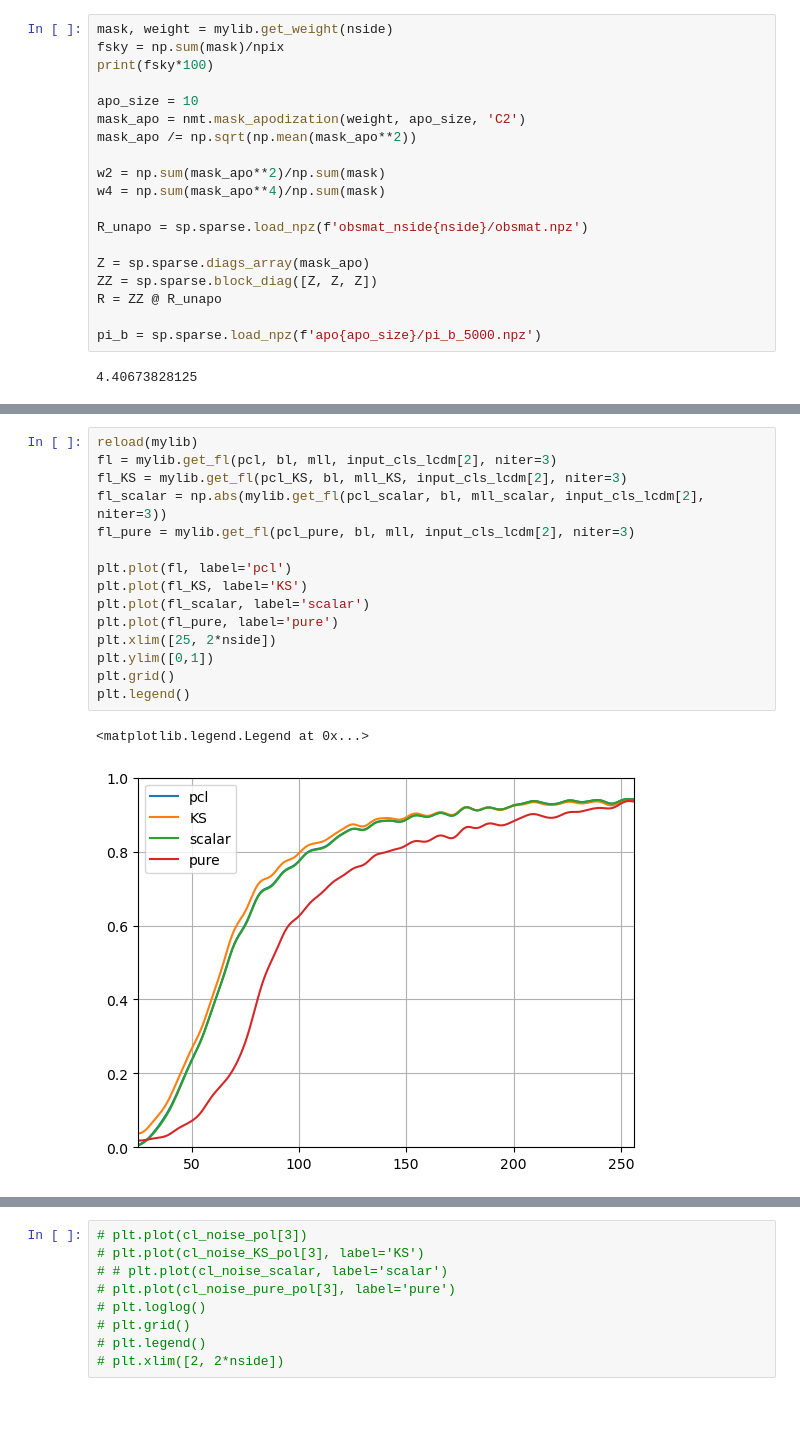
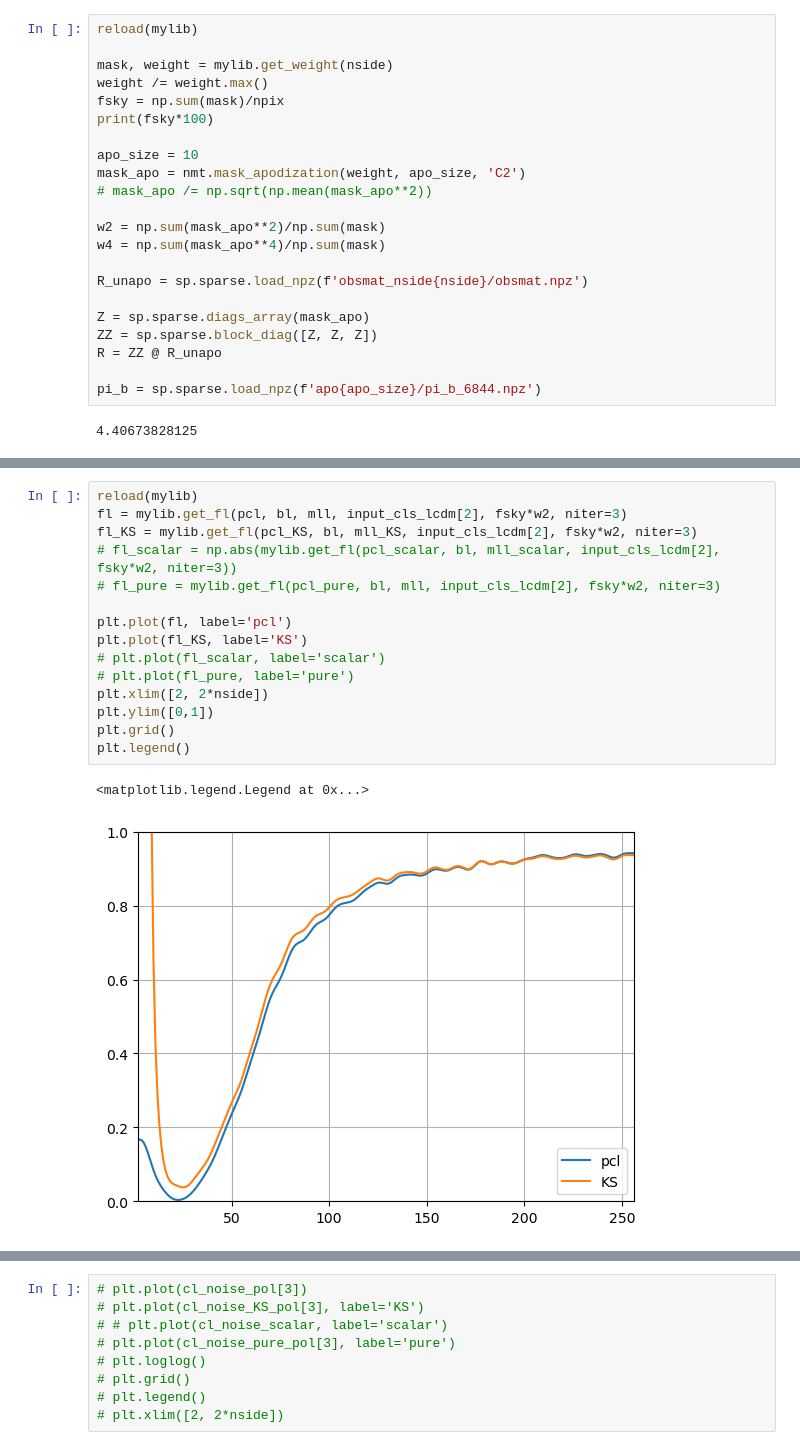
Before and after one commit to catyz/filterbin, a Jupyter notebook: plot.ipynb, the cells around one changed output, grey strips where cells are left out. Cells and saved outputs as stored; diff of their text form; blank space fills up the shorter version.

```diff
--- a/plot.ipynb
+++ b/plot.ipynb
@@ -22,13 +22,16 @@ input_cls_noEE = np.copy(input_cls_lcdm)
 input_cls_noEE[1] = np.zeros(lmax+1)
 input_cls_noEE[3] = np.zeros(lmax+1)
 # %%
+reload(mylib)
+
 mask, weight = mylib.get_weight(nside)
+weight /= weight.max()
 fsky = np.sum(mask)/npix
 print(fsky*100)
 
 apo_size = 10
 mask_apo = nmt.mask_apodization(weight, apo_size, 'C2')
-mask_apo /= np.sqrt(np.mean(mask_apo**2))
+# mask_apo /= np.sqrt(np.mean(mask_apo**2))
 
 w2 = np.sum(mask_apo**2)/np.sum(mask)
 w4 = np.sum(mask_apo**4)/np.sum(mask)
@@ -39,7 +42,7 @@ Z = sp.sparse.diags_array(mask_apo)
 ZZ = sp.sparse.block_diag([Z, Z, Z])
 R = ZZ @ R_unapo
 
-pi_b = sp.sparse.load_npz(f'apo{apo_size}/pi_b_5000.npz')
+pi_b = sp.sparse.load_npz(f'apo{apo_size}/pi_b_6844.npz')
 # %% [output]
 4.40673828125
 # %%
@@ -111,18 +102,18 @@ pcl_pure = np.load(f'apo{apo_size}/pcl_pure.npy')
 # %%
 reload(mylib)
-fl = mylib.get_fl(pcl, bl, mll, input_cls_lcdm[2], niter=3)
-fl_KS = mylib.get_fl(pcl_KS, bl, mll_KS, input_cls_lcdm[2], niter=3)
-fl_scalar = np.abs(mylib.get_fl(pcl_scalar, bl, mll_scalar, input_cls_lcdm[2], niter=3))
-fl_pure = mylib.get_fl(pcl_pure, bl, mll, input_cls_lcdm[2], niter=3)
+fl = mylib.get_fl(pcl, bl, mll, input_cls_lcdm[2], fsky*w2, niter=3)
+fl_KS = mylib.get_fl(pcl_KS, bl, mll_KS, input_cls_lcdm[2], fsky*w2, niter=3)
+# fl_scalar = np.abs(mylib.get_fl(pcl_scalar, bl, mll_scalar, input_cls_lcdm[2], fsky*w2, niter=3))
+# fl_pure = mylib.get_fl(pcl_pure, bl, mll, input_cls_lcdm[2], fsky*w2, niter=3)
 
 plt.plot(fl, label='pcl')
 plt.plot(fl_KS, label='KS')
-plt.plot(fl_scalar, label='scalar')
-plt.plot(fl_pure, label='pure')
-plt.xlim([25, 2*nside])
+# plt.plot(fl_scalar, label='scalar')
+# plt.plot(fl_pure, label='pure')
+plt.xlim([2, 2*nside])
 plt.ylim([0,1])
 plt.grid()
 plt.legend()
 # %% [output]
 <matplotlib.legend.Legend at 0x...>
-[figure, old version]
+[figure, new version]
```
Also changed, not shown: parts of 17 cells of this notebook, 4 other files.
